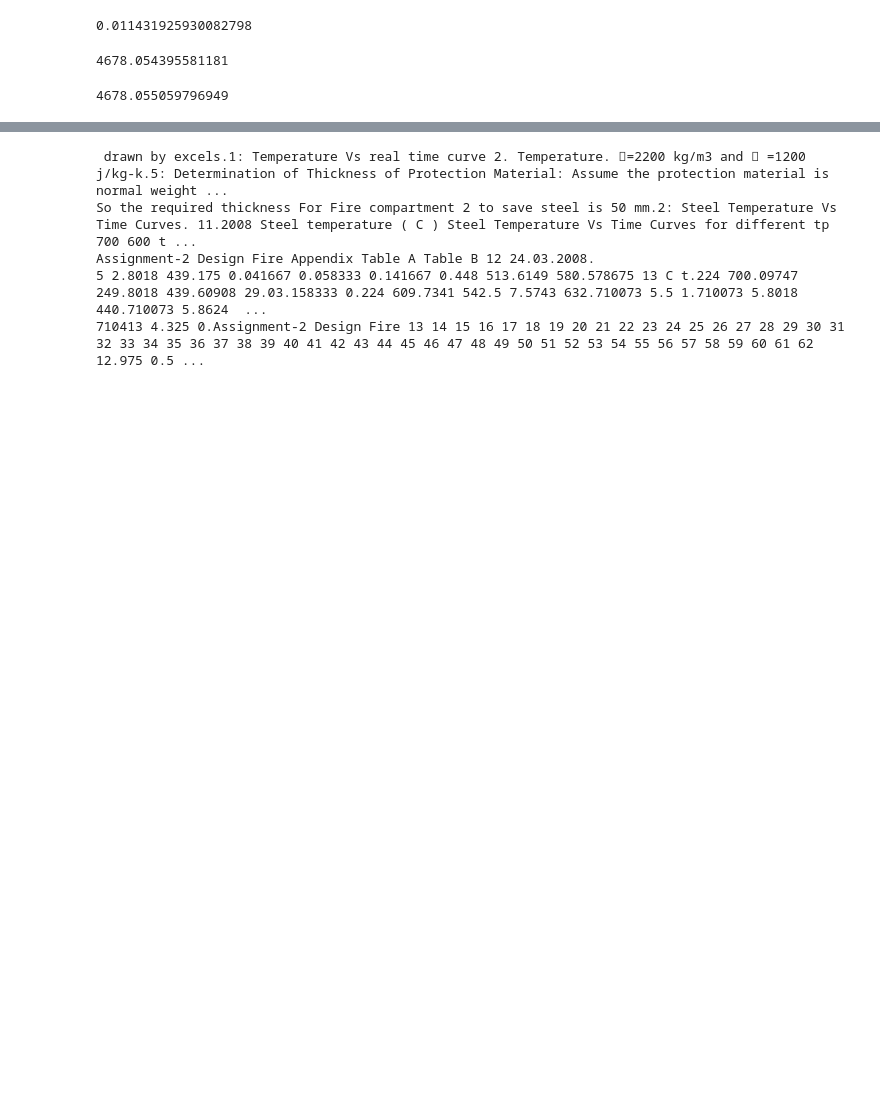
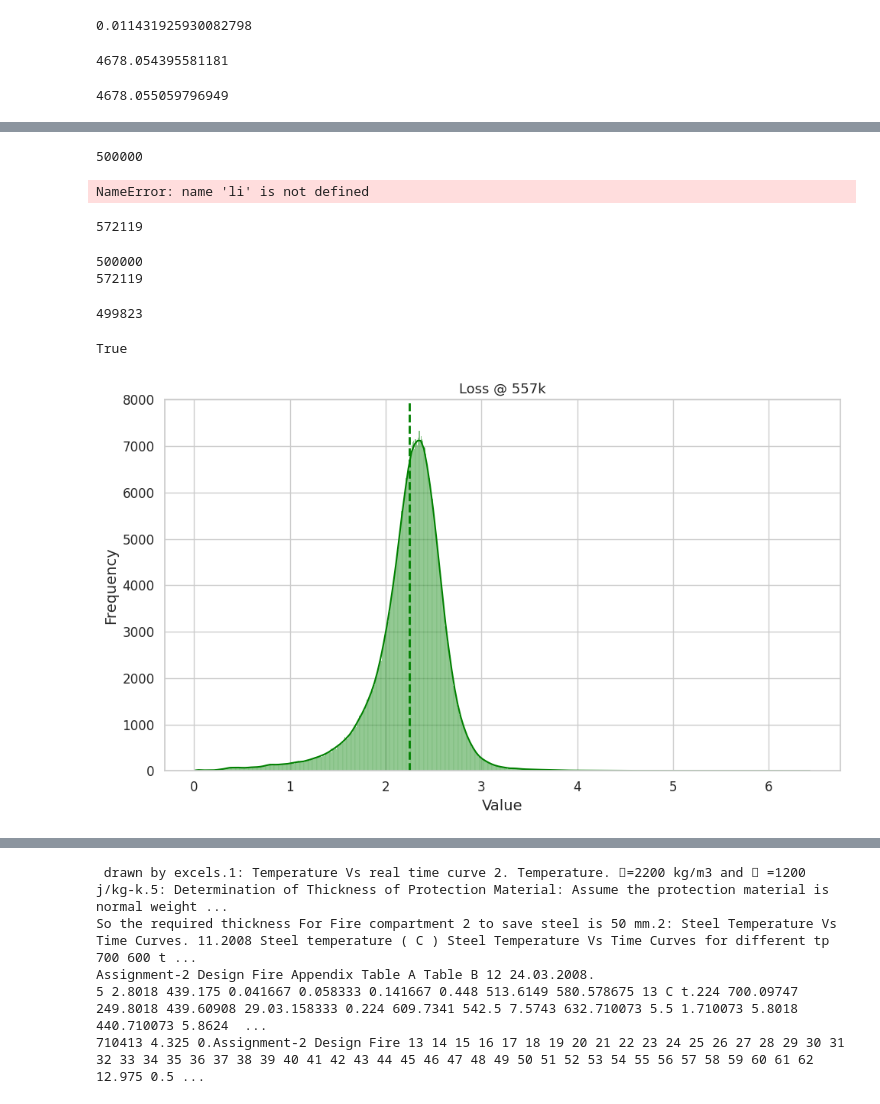
Before and after one commit to jyk13579/OLMo, a Jupyter notebook: exp/file.ipynb, the cells around one changed output, grey strips where cells are left out. Saved outputs shown, nothing was run; the diff lists cells and outputs as text; code cells hidden in the pictures; blank space fills up the shorter version.

```diff
--- a/exp/file.ipynb
+++ b/exp/file.ipynb
@@ -1313,0 +1156,72 @@ Dataset.load_from_disk("a;dlfkja;dfjkas;fdjkadf;k")
+# %%
+to_save_557k = {}
+for x in li_557k:
+    if x['sample_idx'] not in to_save_557k:
+        if len(x['per_token_loss']) == 1:
+            mean = sum(x['per_token_loss'][0])/len(x['per_token_loss'][0])
+        else:
+            mean = sum(x['per_token_loss'])/len(x['per_token_loss'])
+        x['loss_mean'] = mean
+        to_save_557k[x['sample_idx']] = x
+print(len(to_save_557k))
+# %% [output]
+500000
+# %%
+to_save = {x['sample_idx']:x for x in li}
+# %% [output]
+NameError: name 'li' is not defined
+# %%
+len(to_save)
+# %% [output]
+572119
+# %%
+ids_557k = set(to_save_557k.keys())
+ids_278k = set(to_save.keys())
+print(len(ids_557k))
+print(len(ids_278k))
+# len(ids_557k & ids_278k)
+
+common_ids = ids_557k & ids_278k
+len(common_ids)
+# %% [output]
+500000
+572119
+499823
+# %%
+random_idx = 337897
+to_save_557k[random_idx]['sample'] == to_save[random_idx]['sample']
+# %% [output]
+True
+# %%
+li_loss_557k = [x['loss_mean'] for x in li_557k]
+# %%
+# Plot histogram from 0 ~ 0.005
+import matplotlib.pyplot as plt
+import numpy as np
+import seaborn as sns
+# Set the style
+sns.set(style="whitegrid")
+
+# Plot the histogram
+plt.figure(figsize=(10, 6))
+sns.histplot(li_loss_557k, kde=True, color='green')
+
+# Add a vertical line at the mean
+mean_value = np.mean(li_loss_557k)
+plt.axvline(mean_value, color='green', linestyle='dashed', linewidth=2, label=f'Mean: {mean_value:.5f}')
+
+# Add title and labels
+plt.title('Loss @ 557k', fontsize=13)
+plt.xlabel('Value', fontsize=14)
+plt.ylabel('Frequency', fontsize=14)
+
+# Customize ticks
+plt.xticks(fontsize=12)
+plt.yticks(fontsize=12)
+
+plt.ylim(0,8000)
+# Show the plot
+plt.tight_layout()
+plt.show()
+# %% [output]
+[figure, added]
```
Also changed, not shown: parts of 93 cells of this notebook, 43 other files.
